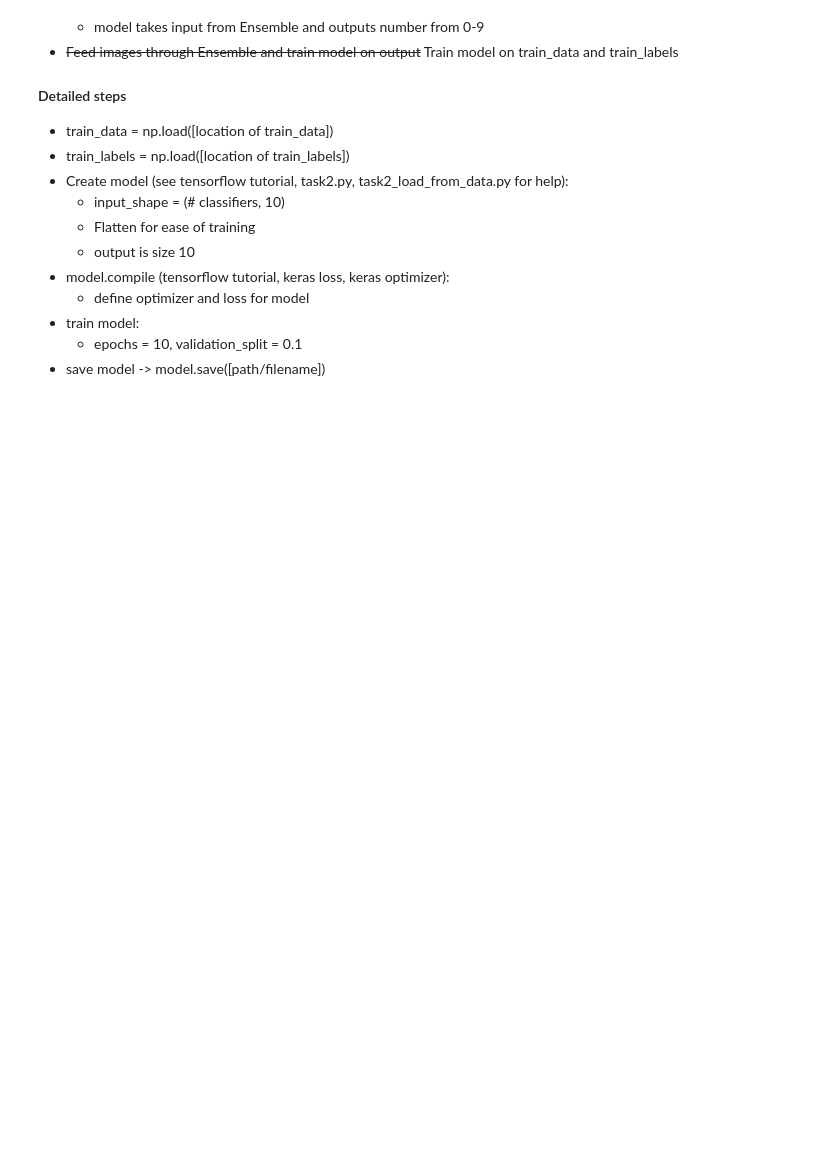
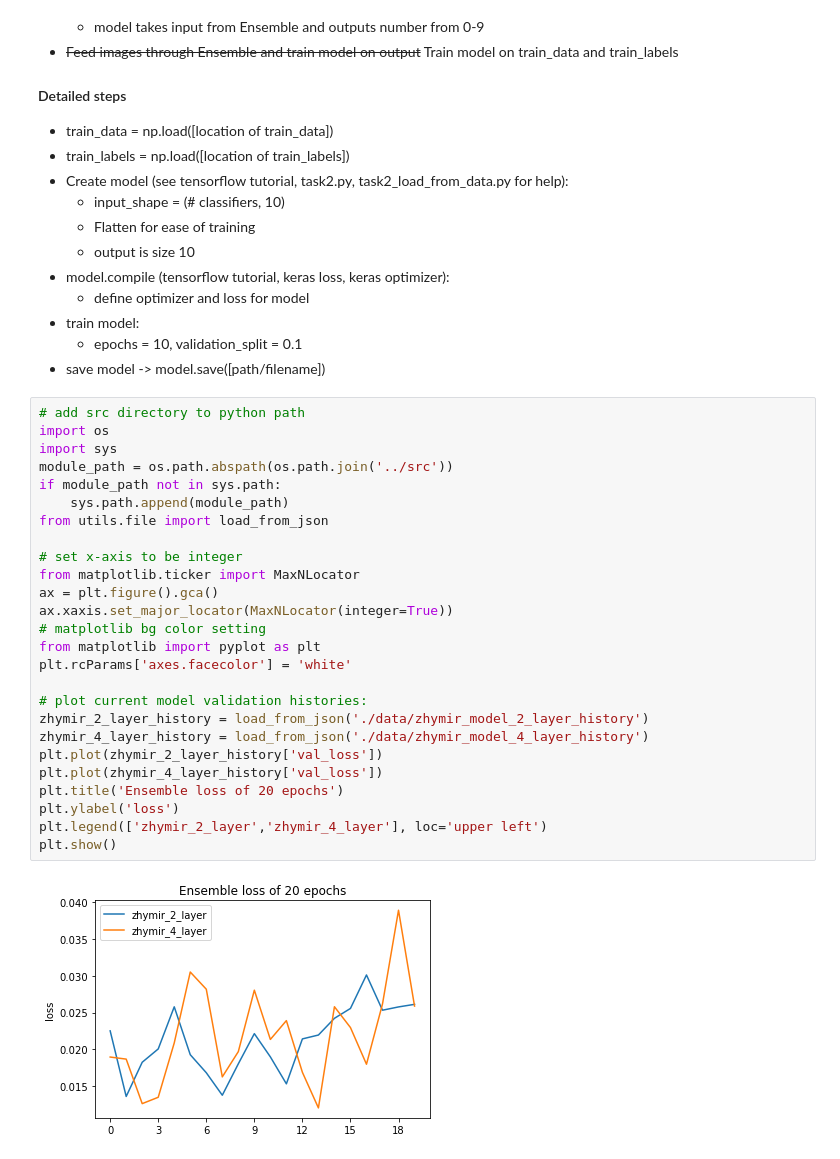
Before and after one commit to CJShearer/project-athena, a Jupyter notebook: Task2/Report.ipynb, the cells around one changed output. Cells and saved outputs as stored; diff of their text form; blank space fills up the shorter version.

Commit message:
added plots to report

```diff
--- a/Task2/Report.ipynb
+++ b/Task2/Report.ipynb
@@ -141,3 +141,31 @@ Current location: src/scripts/zhymir_scripts/train_test
   * train model:
       * epochs = 10, validation_split = 0.1
   * save model -> model.save([path/filename])
+# %%
+# add src directory to python path
+import os
+import sys
+module_path = os.path.abspath(os.path.join('../src'))
+if module_path not in sys.path:
+    sys.path.append(module_path)
+from utils.file import load_from_json
+
+# set x-axis to be integer
+from matplotlib.ticker import MaxNLocator
+ax = plt.figure().gca()
+ax.xaxis.set_major_locator(MaxNLocator(integer=True))
+# matplotlib bg color setting
+from matplotlib import pyplot as plt
+plt.rcParams['axes.facecolor'] = 'white'
+
+# plot current model validation histories:
+zhymir_2_layer_history = load_from_json('./data/zhymir_model_2_layer_history')
+zhymir_4_layer_history = load_from_json('./data/zhymir_model_4_layer_history')
+plt.plot(zhymir_2_layer_history['val_loss'])
+plt.plot(zhymir_4_layer_history['val_loss'])
+plt.title('Ensemble loss of 20 epochs')
+plt.ylabel('loss')
+plt.legend(['zhymir_2_layer','zhymir_4_layer'], loc='upper left')
+plt.show()
+# %% [output]
+[figure, added]
```
Also changed, not shown: 1 other file.
